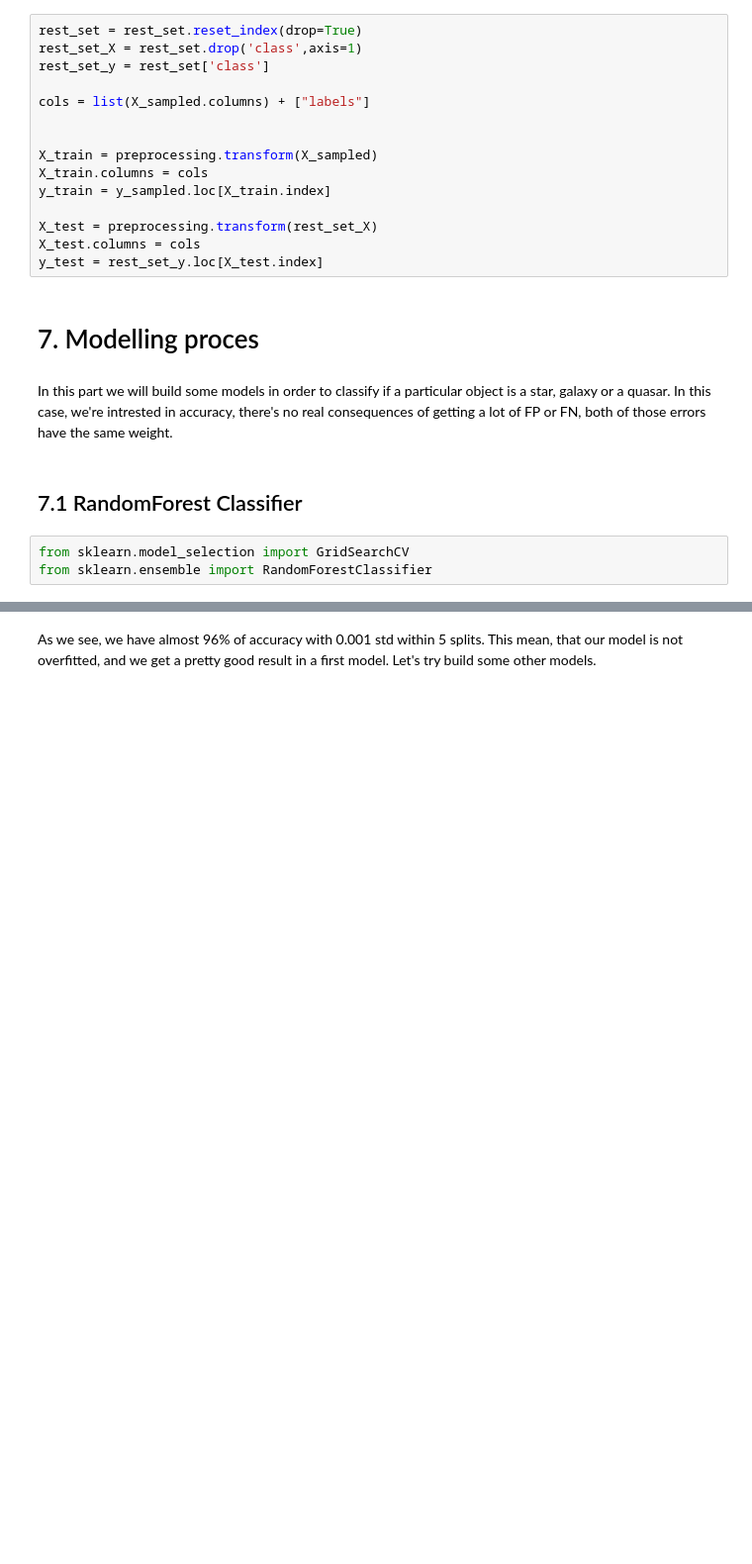
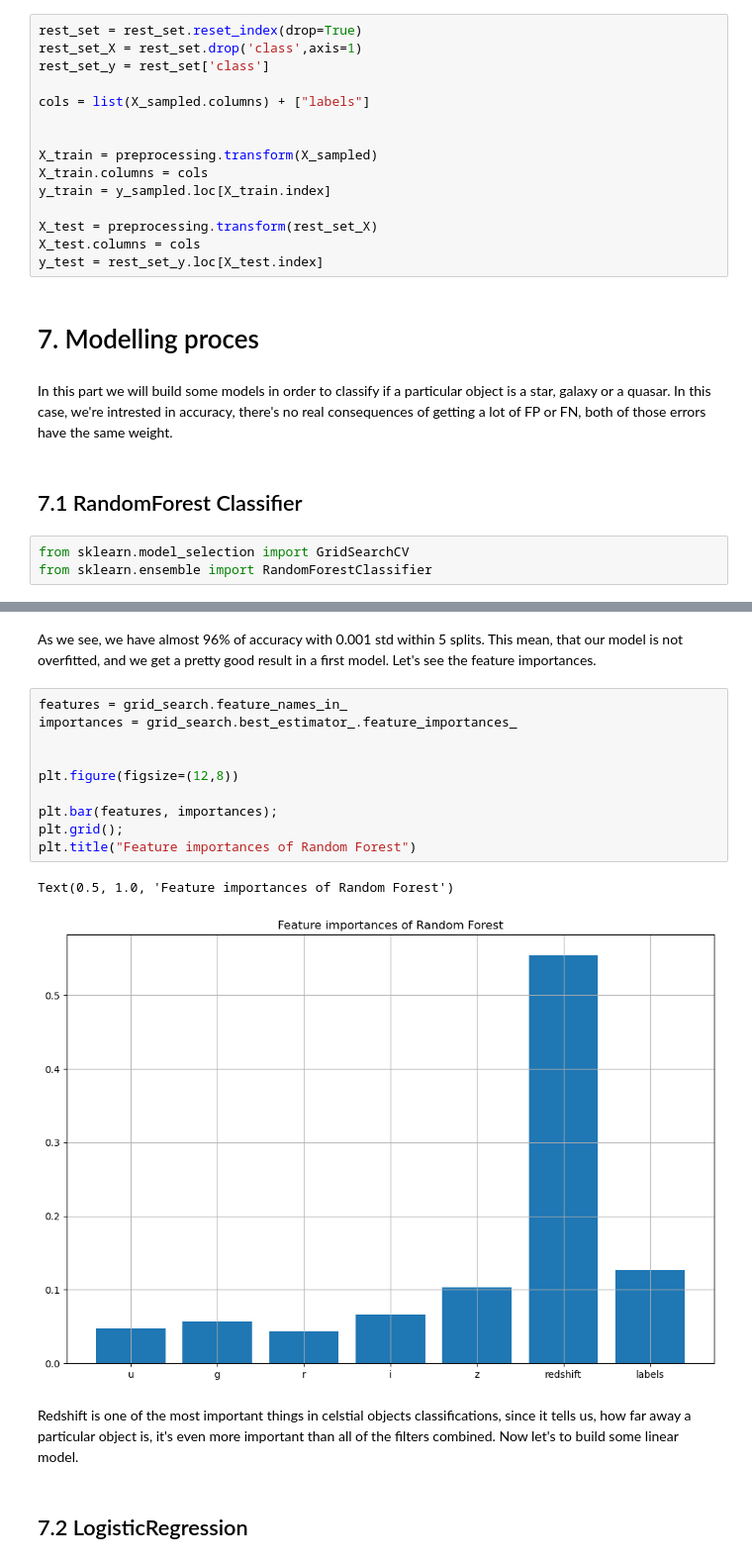
Before and after one commit to Grzegosh/Portfolio, a Jupyter notebook: Star_Classification/star_classification.ipynb, the cells around one changed output, grey strips where cells are left out. Shown at 99% size. Saved outputs shown, nothing was run; the diff lists cells and outputs as text; blank space fills up the shorter version.

```diff
--- a/Star_Classification/star_classification.ipynb
+++ b/Star_Classification/star_classification.ipynb
@@ -414,2 +414,19 @@ Mean score after 5 splits: 0.955 with std: 0.001
 # %% [markdown]
-As we see, we have almost 96% of accuracy with 0.001 std within 5 splits. This mean, that our model is not overfitted, and we get a pretty good result in a first model. Let's try build some other models.
+As we see, we have almost 96% of accuracy with 0.001 std within 5 splits. This mean, that our model is not overfitted, and we get a pretty good result in a first model. Let's see the feature importances.
+# %%
+features = grid_search.feature_names_in_
+importances = grid_search.best_estimator_.feature_importances_
+
+
+plt.figure(figsize=(12,8))
+
+plt.bar(features, importances);
+plt.grid();
+plt.title("Feature importances of Random Forest")
+# %% [output]
+Text(0.5, 1.0, 'Feature importances of Random Forest')
+[figure, added]
+# %% [markdown]
+Redshift is one of the most important things in celstial objects classifications, since it tells us, how far away a particular object is, it's even more important than all of the filters combined. Now let's to build some linear model.
+# %% [markdown]
+## 7.2 LogisticRegression
```
Also changed, not shown: parts of 13 cells of this notebook.
